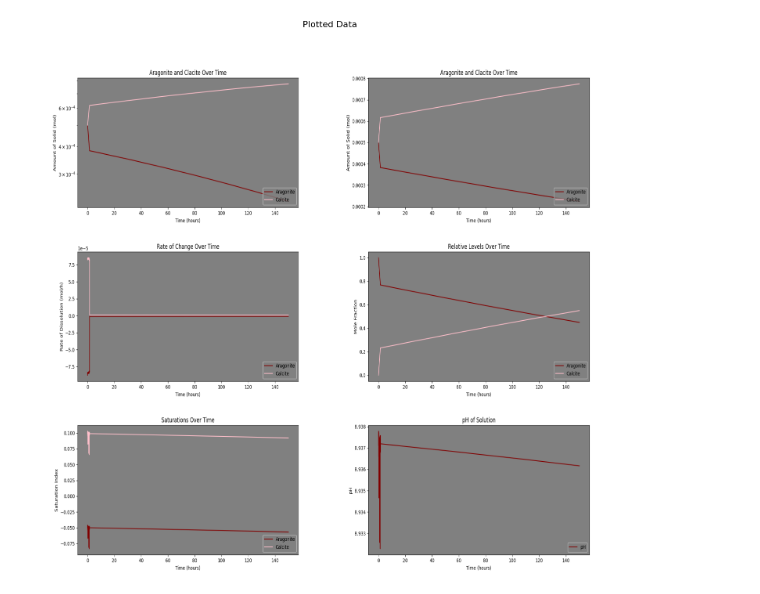
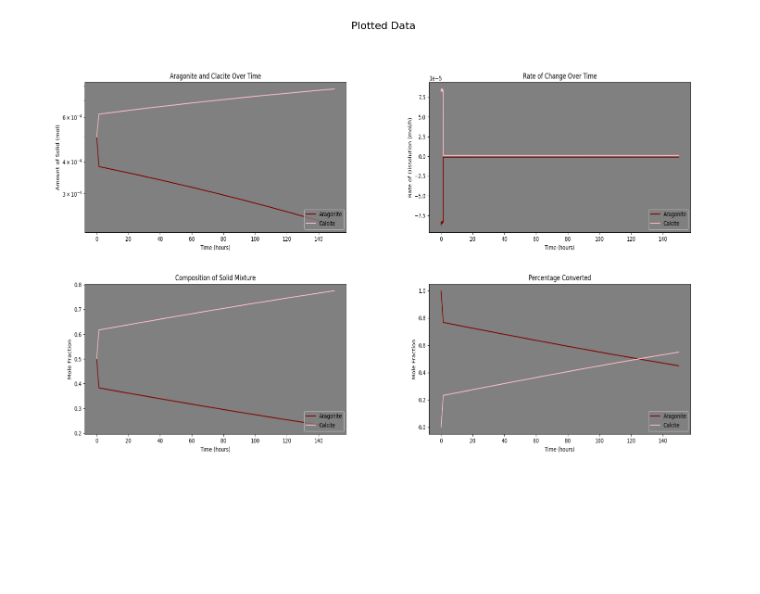
Before and after one commit to Amerr1225/Aqueous--CaCO3--Transitions, a Jupyter notebook: Aqueous-Aragonite-Transition(DynPlot).ipynb, the cells around one changed output. Saved outputs shown, nothing was run; the diff lists cells and outputs as text; code cells hidden in the pictures; blank space fills up the shorter version.

```diff
--- a/Aqueous-Aragonite-Transition(DynPlot).ipynb
+++ b/Aqueous-Aragonite-Transition(DynPlot).ipynb
@@ -150,12 +150,19 @@ def plot_data(time, SI_ara, SI_cal, Ara, dAra, Cal, dCal, pH, t_unit, xLimits, y
 
     #Calculate the mole fractions
     Null = [0] * len(time)
-    totmol = Ara[0]
+    totmol1 = Ara[0] + Cal[0]
+    totmol2 = Ara[0]
     stepsize = TTime / TSteps
 
-    χ_ara = [(a / totmol) for a in Ara]
-    # χ_Cal = [(c / totmol) for c in Cal]
-    χ_cal = [1 - χ for χ in χ_ara]
+    # Percent composition of the solid mixture
+    χ_ara1 = [(a / totmol1) for a in Ara]
+    # χ_cal1 = [(c / totmol1) for c in Cal]
+    χ_cal1 = [1 - χ for χ in χ_ara1]
+
+    # Percentage of Aragonite Converted
+    χ_ara2 = [(a / totmol2) for a in Ara]
+    # χ_cal2 = [(c / totmol2) for c in Cal]
+    χ_cal2 = [1 - χ for χ in χ_ara2]
 
     xlims = xLimits
     ylims = yLimits
@@ -163,7 +170,7 @@ def plot_data(time, SI_ara, SI_cal, Ara, dAra, Cal, dCal, pH, t_unit, xLimits, y
     Titles = Titles
     Labs = Labels
 
-    lists = [Ara, Cal, dAra, dCal, χ_ara, χ_cal, SI_ara, SI_cal, pH]
+    lists = [Ara, Cal, dAra, dCal, χ_ara1, χ_cal1, χ_ara2, χ_cal2, SI_ara, SI_cal, pH]
 
     # Great globals dictionary
     for i in range(len(lists)):
@@ -199,8 +206,9 @@ def plot_data(time, SI_ara, SI_cal, Ara, dAra, Cal, dCal, pH, t_unit, xLimits, y
         temp1 = globals()[f"{data[0]}"]
         temp2 = globals()[f"{data[1]}"]
 
+
         globals()[name] = make_plots(time, temp1, temp2, Legend[count][0], Legend[count][1], "Time (" + t_unit + ")", Labels[count], Titles[count], semi=semi[count], compare=compare[count],
-                          Limits = Limits, ylU=ylims[1], ylL=ylims[0], xlU=xlims[1], xlL=xlims[0])
+                          Limits = Limits[count], ylU=ylims[1], ylL=ylims[0], xlU=xlims[1], xlL=xlims[0])
 
         # Save figures as images in memory
         globals()[buffer] = io.BytesIO()
@@ -480,37 +488,37 @@ if __name__ == '__main__':
     ###Kinetics information
     Eqconstants1 = ["-8.34","-8.48"]
     Eqconstants2 = ["-10.19","-10.33"]
     Orders = ["3", "5"]
     chngTime = "5040" #Time when the Eq. Constants change
     Surface_Areas = [100000, 100000]
     Molar_masses = [100.09, 100.09]
     Kmasses = ["0.0004995", "0.0004995"]
 
     ###Loop information
     Time = "150"
     Steps = "10000"
     LUnit = "hour" #Units of time
     Tolerance = "1e-08"
 
     ###Plotting information
     xLimits = [0, float(Time) - 140]
     yLimits = [0, 0]
-    Limits = [False, False]
-    numplots = 6
-    Titles = ["Aragonite and Clacite Over Time", "Aragonite and Clacite Over Time", "Rate of Change Over Time", "Relative Levels Over Time", "Saturations Over Time", "pH of Solution" ]
-    Labels = ["Amount of Solid (mol)","Amount of Solid (mol)", "Rate of Dissolution (mol/h)", "Mole Fraction","Saturation Index", "pH"]
+    Limits = [[False, False],[False, False],[False, False],[False, False],[False, False],[False, False]]
+    numplots = 4
+    Titles = ["Aragonite and Clacite Over Time", "Rate of Change Over Time", "Composition of Solid Mixture", "Percentage Converted", "Saturations Over Time", "pH of Solution"]
+    Labels = ["Amount of Solid (mol)", "Rate of Dissolution (mol/h)", "Mole Fraction", "Mole Fraction", "Saturation Index", "pH"]
     Legend = [["Aragonite", "Calcite"], ["Aragonite", "Calcite"], ["Aragonite", "Calcite"], ["Aragonite", "Calcite"], ["Aragonite", "Calcite"], ["pH", ""]]
     semi = [True, False, False, False, False, False]
     compare = [True, True, True, True, True, False]
-    datas = [["Ara", "Cal"], ["Ara", "Cal"], ["dAra", "dCal"], ["χ_ara", "χ_cal"], ["SI_ara", "SI_cal"], ["pH", "pH"]]
+    datas = [["Ara", "Cal"], ["dAra", "dCal"], ["χ_ara1", "χ_cal1"], ["χ_ara2", "χ_cal2"], ["SI_ara", "SI_cal"], ["pH", "pH"]]
 
     #Dictionary
-    dictionary = ["Ara", "Cal", "dAra", "dCal", "χ_ara", "χ_cal", "SI_ara", "SI_cal", "pH"]
+    dictionary = ["Ara", "Cal", "dAra", "dCal", "χ_ara1", "χ_cal1", "χ_ara2", "χ_cal2", "SI_ara", "SI_cal", "pH"]
 
     (time, pH, SI_ara, SI_cal, Ara, dAra, Cal, dCal, input_string) = main(Minerals, pHs, temps, Names, units, Wmasses, Smasses, CO2s, CO2eq, alkalinity,
                                                                           Eqconstants1, Eqconstants2, Orders, chngTime, Surface_Areas,
                                                                           Molar_masses, Time, Steps, LUnit, Tolerance,
                                                                           xLimits, yLimits, Limits, Titles, Labels, Legend, numplots, semi, compare, datas,
                                                                           dictionary)
 # %% [output]
-[figure, old version]
+[figure, new version]
```
Also changed, not shown: parts of 1 cell of this notebook, 4 other files.
